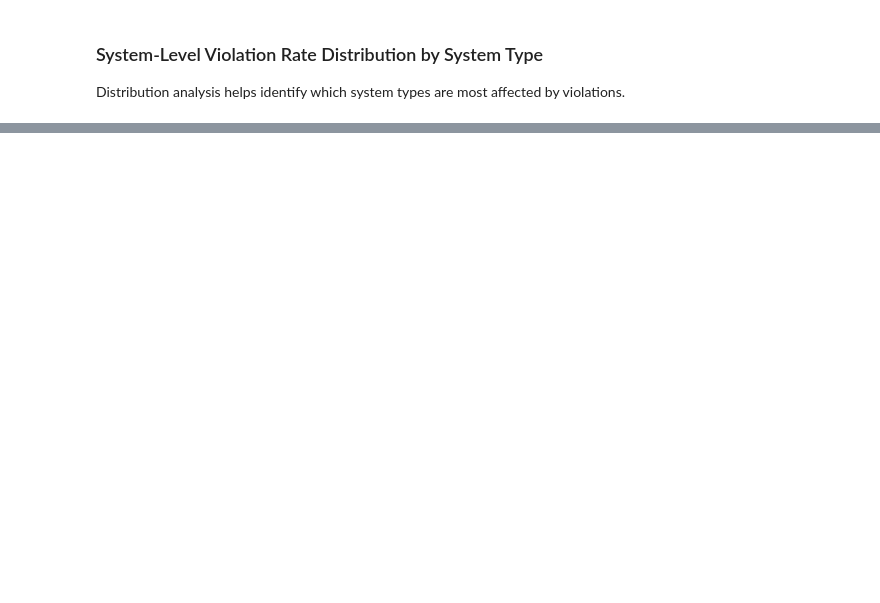
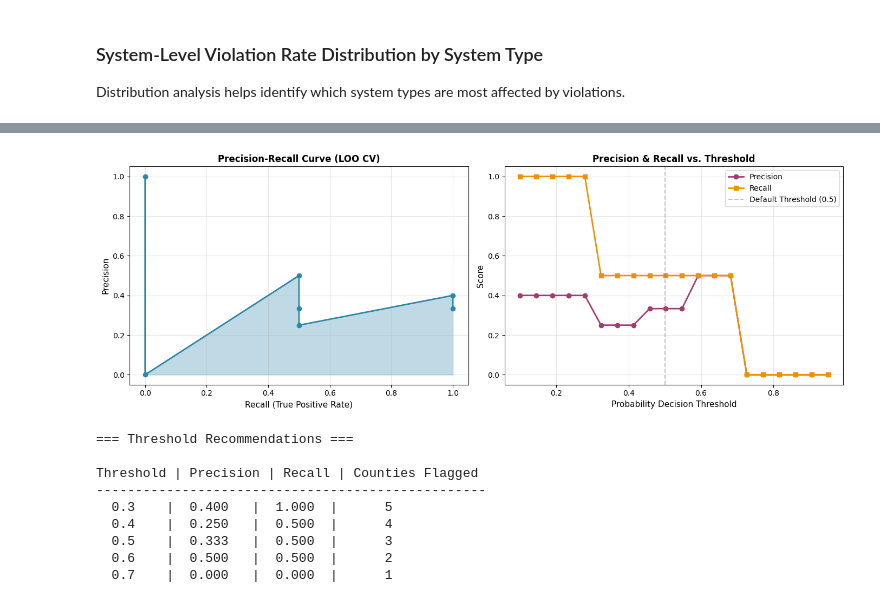
Before and after one commit to ishimotomadeline-dev/County_Level_Environmental_Compliance, a Jupyter notebook: Environmental_Compliance_Analysis/Dwv.ipynb, the cells around one changed output, grey strips where cells are left out. Cells and saved outputs as stored; diff of their text form; code cells hidden in the pictures; blank space fills up the shorter version.

```diff
--- a/Environmental_Compliance_Analysis/Dwv.ipynb
+++ b/Environmental_Compliance_Analysis/Dwv.ipynb
@@ -734,0 +952,73 @@ Terminology note: `NTNCWS` = Non-Transient Non-Community Water System (e.g., sch
+# %%
+import matplotlib.pyplot as plt
+
+# Compute precision-recall curve
+precision_vals, recall_vals, thresholds = precision_recall_curve(y, y_pred_proba_loo)
+
+# Create visualization
+fig, (ax1, ax2) = plt.subplots(1, 2, figsize=(14, 5))
+
+# Plot 1: Precision-Recall Curve
+ax1.plot(recall_vals, precision_vals, marker='o', linewidth=2, markersize=6, color='#2E86AB')
+ax1.fill_between(recall_vals, precision_vals, alpha=0.3, color='#2E86AB')
+ax1.set_xlabel('Recall (True Positive Rate)', fontsize=11)
+ax1.set_ylabel('Precision', fontsize=11)
+ax1.set_title('Precision-Recall Curve (LOO CV)', fontsize=12, fontweight='bold')
+ax1.grid(True, alpha=0.3)
+ax1.set_xlim([-0.05, 1.05])
+ax1.set_ylim([-0.05, 1.05])
+
+# Plot 2: Precision & Recall vs. Decision Threshold
+# Recompute for a range of thresholds
+thresholds_to_plot = np.linspace(0.1, 0.95, 20)
+precision_at_threshold = []
+recall_at_threshold = []
+
+for thresh in thresholds_to_plot:
+    y_pred_at_thresh = (y_pred_proba_loo >= thresh).astype(int)
+    if y_pred_at_thresh.sum() > 0:  # Avoid division by zero
+        prec = precision_score(y, y_pred_at_thresh, zero_division=0)
+        rec = recall_score(y, y_pred_at_thresh, zero_division=0)
+    else:
+        prec, rec = 0, 0
+    precision_at_threshold.append(prec)
+    recall_at_threshold.append(rec)
+
+ax2.plot(thresholds_to_plot, precision_at_threshold, marker='o', label='Precision', linewidth=2, color='#A23B72')
+ax2.plot(thresholds_to_plot, recall_at_threshold, marker='s', label='Recall', linewidth=2, color='#F18F01')
+ax2.axvline(x=0.5, color='gray', linestyle='--', alpha=0.5, label='Default Threshold (0.5)')
+ax2.set_xlabel('Probability Decision Threshold', fontsize=11)
+ax2.set_ylabel('Score', fontsize=11)
+ax2.set_title('Precision & Recall vs. Threshold', fontsize=12, fontweight='bold')
+ax2.legend(loc='best')
+ax2.grid(True, alpha=0.3)
+ax2.set_ylim([-0.05, 1.05])
+
+plt.tight_layout()
+plt.savefig('precision_recall_tradeoff.png', dpi=150, bbox_inches='tight')
+plt.show()
+
+# Print threshold recommendations
+print('=== Threshold Recommendations ===\n')
+print('Threshold | Precision | Recall | Counties Flagged')
+print('-' * 50)
+for thresh in [0.3, 0.4, 0.5, 0.6, 0.7]:
+    y_pred_at_thresh = (y_pred_proba_loo >= thresh).astype(int)
+    n_flagged = y_pred_at_thresh.sum()
+    if n_flagged > 0:
+        prec = precision_score(y, y_pred_at_thresh, zero_division=0)
+        rec = recall_score(y, y_pred_at_thresh, zero_division=0)
+    else:
+        prec, rec = 0, 0
+    print(f'  {thresh:.1f}    |  {prec:.3f}   |  {rec:.3f}  |      {int(n_flagged)}')
+# %% [output]
+[figure, added]
+=== Threshold Recommendations ===
+
+Threshold | Precision | Recall | Counties Flagged
+--------------------------------------------------
+  0.3    |  0.400   |  1.000  |      5
+  0.4    |  0.250   |  0.500  |      4
+  0.5    |  0.333   |  0.500  |      3
+  0.6    |  0.500   |  0.500  |      2
+  0.7    |  0.000   |  0.000  |      1
```
Also changed, not shown: parts of 24 cells of this notebook, 2 other files.
